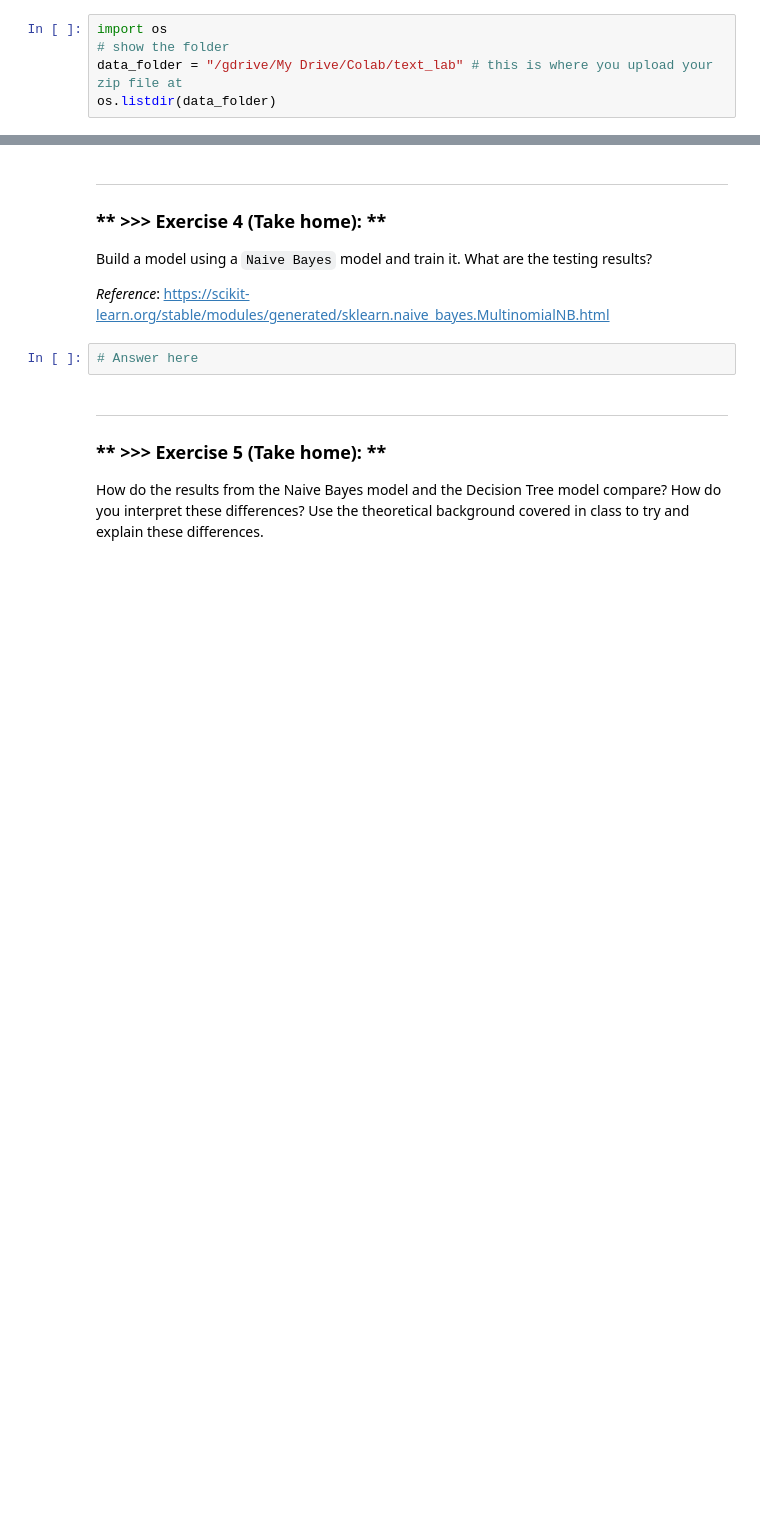
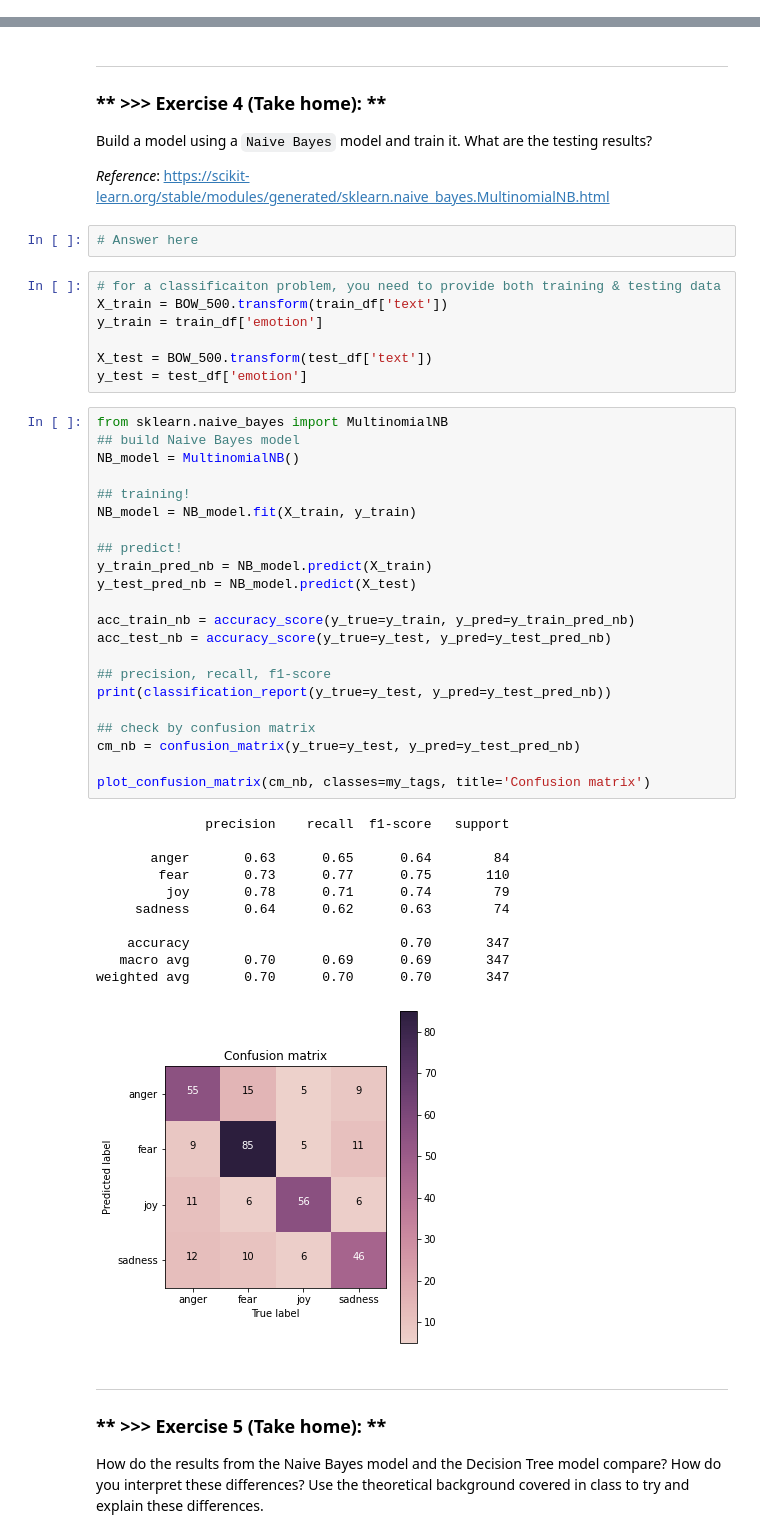
Before and after one commit to mequanent/Social-Networks, a Jupyter notebook: text_lab/Text_Classification_Lab.ipynb, the cells around one changed output, grey strips where cells are left out. Saved outputs shown, nothing was run; the diff lists cells and outputs as text; blank space fills up the shorter version.

```diff
--- a/text_lab/Text_Classification_Lab.ipynb
+++ b/text_lab/Text_Classification_Lab.ipynb
@@ -92,5 +86,0 @@ os.listdir(data_folder)
-# %%
-import os
-# show the folder
-data_folder = "/gdrive/My Drive/Colab/text_lab" # this is where you upload your zip file at
-os.listdir(data_folder)
@@ -619,6 +658,47 @@
 *Reference*: https://scikit-learn.org/stable/modules/generated/sklearn.naive_bayes.MultinomialNB.html
 # %%
 # Answer here
+# %%
+# for a classificaiton problem, you need to provide both training & testing data
+X_train = BOW_500.transform(train_df['text'])
+y_train = train_df['emotion']
+
+X_test = BOW_500.transform(test_df['text'])
+y_test = test_df['emotion']
+# %%
+from sklearn.naive_bayes import MultinomialNB
+## build Naive Bayes model
+NB_model = MultinomialNB()
+
+## training!
+NB_model = NB_model.fit(X_train, y_train)
+
+## predict!
+y_train_pred_nb = NB_model.predict(X_train)
+y_test_pred_nb = NB_model.predict(X_test)
+
+acc_train_nb = accuracy_score(y_true=y_train, y_pred=y_train_pred_nb)
+acc_test_nb = accuracy_score(y_true=y_test, y_pred=y_test_pred_nb)
+
+## precision, recall, f1-score
+print(classification_report(y_true=y_test, y_pred=y_test_pred_nb))
+
+## check by confusion matrix
+cm_nb = confusion_matrix(y_true=y_test, y_pred=y_test_pred_nb)
+
+plot_confusion_matrix(cm_nb, classes=my_tags, title='Confusion matrix')
+# %% [output]
+              precision    recall  f1-score   support
+
+       anger       0.63      0.65      0.64        84
+        fear       0.73      0.77      0.75       110
+         joy       0.78      0.71      0.74        79
+     sadness       0.64      0.62      0.63        74
+
+    accuracy                           0.70       347
+   macro avg       0.70      0.69      0.69       347
+weighted avg       0.70      0.70      0.70       347
+[figure, added]
 # %% [markdown]
 ---
 ### ** >>> Exercise 5 (Take home): **
```
Also changed, not shown: parts of 19 cells of this notebook.
